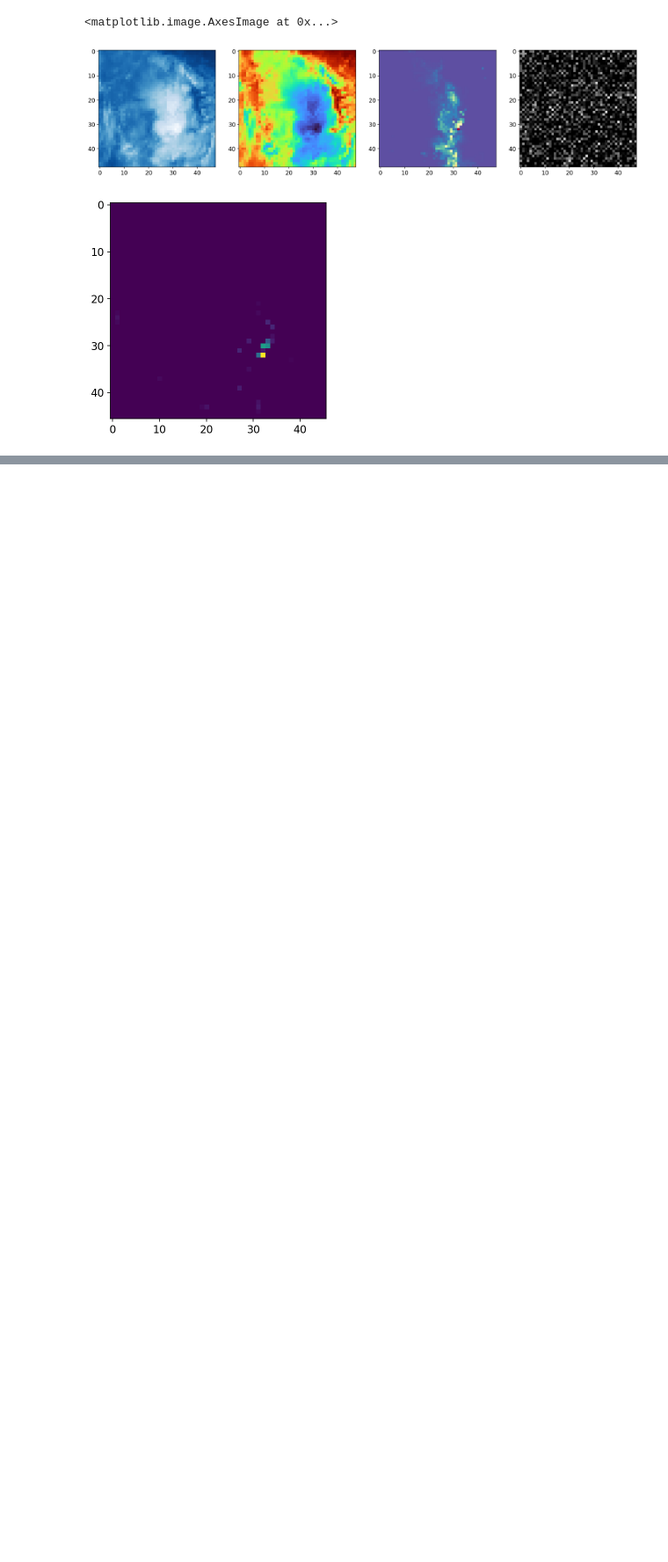
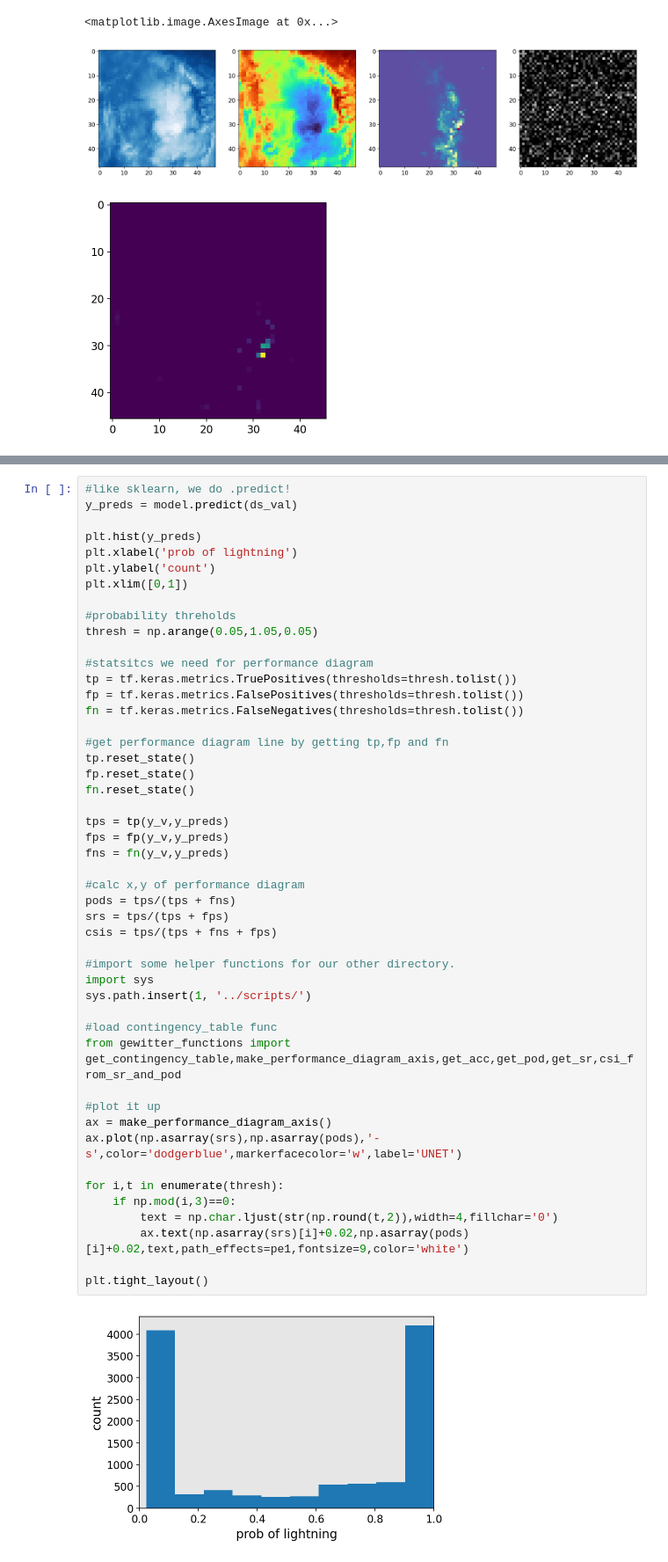
Before and after one commit to ai2es/WAF_ML_Tutorial_Part2, a Jupyter notebook: jupyter_notebooks/Notebook7_CNNs.ipynb, the cells around one changed output, grey strips where cells are left out. Shown at 88% size. Drawn from its saved outputs; the diff is of its cells as text; blank space fills up the shorter version.

```diff
--- a/jupyter_notebooks/Notebook7_CNNs.ipynb
+++ b/jupyter_notebooks/Notebook7_CNNs.ipynb
@@ -511,0 +677,50 @@ The next notebook will dive into using U-nets, such that we can not only classif
+# %%
+#like sklearn, we do .predict!
+y_preds = model.predict(ds_val)
+
+plt.hist(y_preds)
+plt.xlabel('prob of lightning')
+plt.ylabel('count')
+plt.xlim([0,1])
+
+#probability threholds
+thresh = np.arange(0.05,1.05,0.05)
+
+#statsitcs we need for performance diagram
+tp = tf.keras.metrics.TruePositives(thresholds=thresh.tolist())
+fp = tf.keras.metrics.FalsePositives(thresholds=thresh.tolist())
+fn = tf.keras.metrics.FalseNegatives(thresholds=thresh.tolist())
+
+#get performance diagram line by getting tp,fp and fn
+tp.reset_state()
+fp.reset_state()
+fn.reset_state()
+
+tps = tp(y_v,y_preds)
+fps = fp(y_v,y_preds)
+fns = fn(y_v,y_preds)
+
+#calc x,y of performance diagram
+pods = tps/(tps + fns)
+srs = tps/(tps + fps)
+csis = tps/(tps + fns + fps)
+
+#import some helper functions for our other directory.
+import sys
+sys.path.insert(1, '../scripts/')
+
+#load contingency_table func
+from gewitter_functions import get_contingency_table,make_performance_diagram_axis,get_acc,get_pod,get_sr,csi_from_sr_and_pod
+
+#plot it up
+ax = make_performance_diagram_axis()
+ax.plot(np.asarray(srs),np.asarray(pods),'-s',color='dodgerblue',markerfacecolor='w',label='UNET')
+
+for i,t in enumerate(thresh):
+    if np.mod(i,3)==0:
+        text = np.char.ljust(str(np.round(t,2)),width=4,fillchar='0')
+        ax.text(np.asarray(srs)[i]+0.02,np.asarray(pods)[i]+0.02,text,path_effects=pe1,fontsize=9,color='white')
+
+plt.tight_layout()
+# %% [output]
+[figure, added]
```
Also changed, not shown: parts of 16 cells of this notebook, 32 other files.
